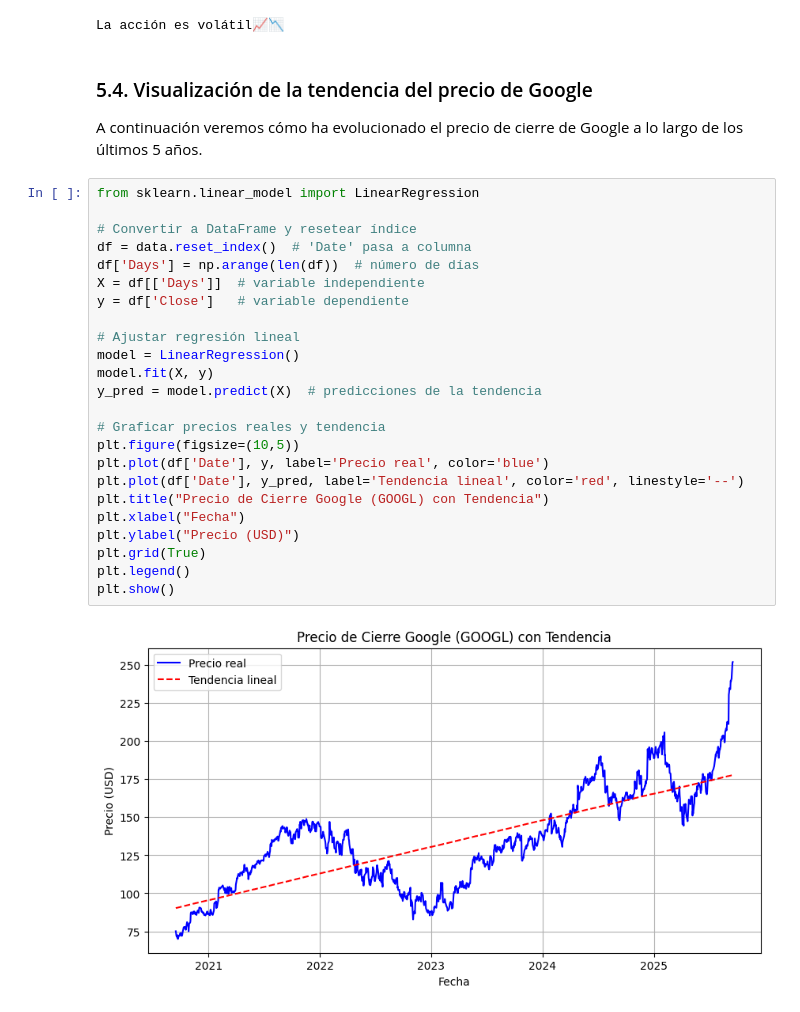
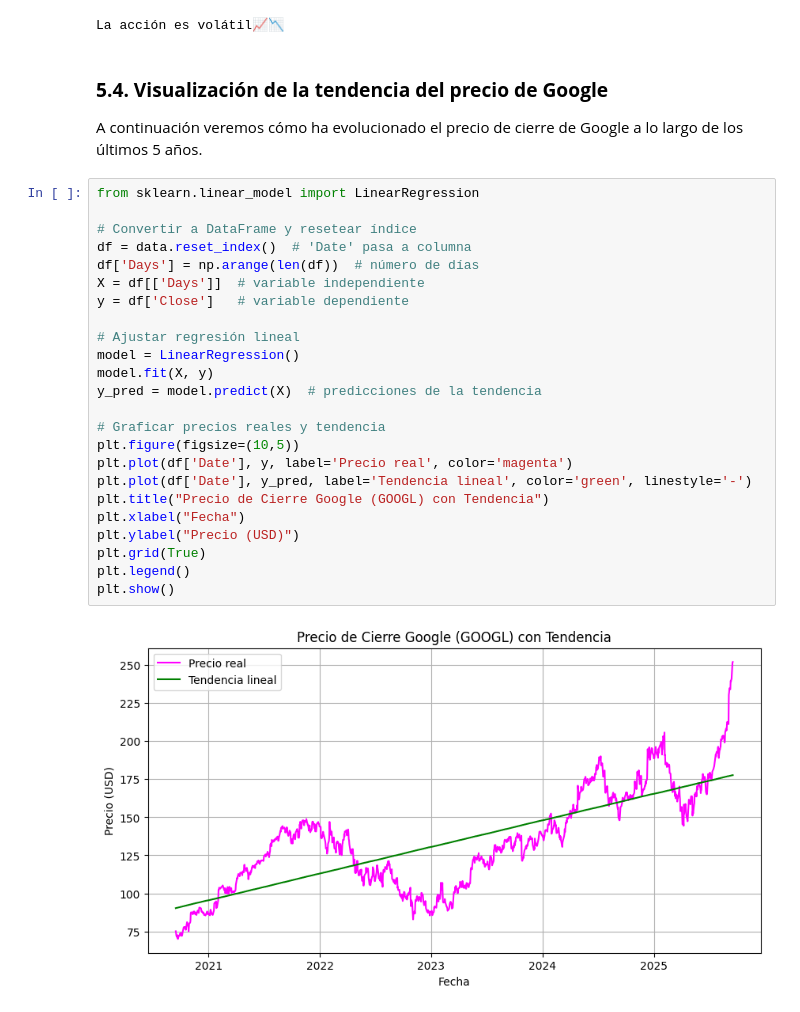
Before and after one commit to Maricielo-Gomez/Lenguajes-de-programacion, a Jupyter notebook: TendenciaGoogle.ipynb, the cells around one changed output. Saved outputs shown, nothing was run; the diff lists cells and outputs as text.

```diff
--- a/TendenciaGoogle.ipynb
+++ b/TendenciaGoogle.ipynb
@@ -134,31 +141,31 @@ else:
 # %% [output]
 La acción es volátil📈📉
 # %% [markdown]
-### 5.4. Visualización de la tendencia del precio de Google
+### **5.4. Visualización de la tendencia del precio de Google**
 A continuación veremos cómo ha evolucionado el precio de cierre de Google a lo largo de los últimos 5 años.
 # %%
 from sklearn.linear_model import LinearRegression
 
 # Convertir a DataFrame y resetear índice
 df = data.reset_index()  # 'Date' pasa a columna
 df['Days'] = np.arange(len(df))  # número de días
 X = df[['Days']]  # variable independiente
 y = df['Close']   # variable dependiente
 
 # Ajustar regresión lineal
 model = LinearRegression()
 model.fit(X, y)
 y_pred = model.predict(X)  # predicciones de la tendencia
 
 # Graficar precios reales y tendencia
 plt.figure(figsize=(10,5))
-plt.plot(df['Date'], y, label='Precio real', color='blue')
-plt.plot(df['Date'], y_pred, label='Tendencia lineal', color='red', linestyle='--')
+plt.plot(df['Date'], y, label='Precio real', color='magenta')
+plt.plot(df['Date'], y_pred, label='Tendencia lineal', color='green', linestyle='-')
 plt.title("Precio de Cierre Google (GOOGL) con Tendencia")
 plt.xlabel("Fecha")
 plt.ylabel("Precio (USD)")
 plt.grid(True)
 plt.legend()
 plt.show()
 # %% [output]
-[figure, old version]
+[figure, new version]
```
Also changed, not shown: parts of 11 cells of this notebook.
